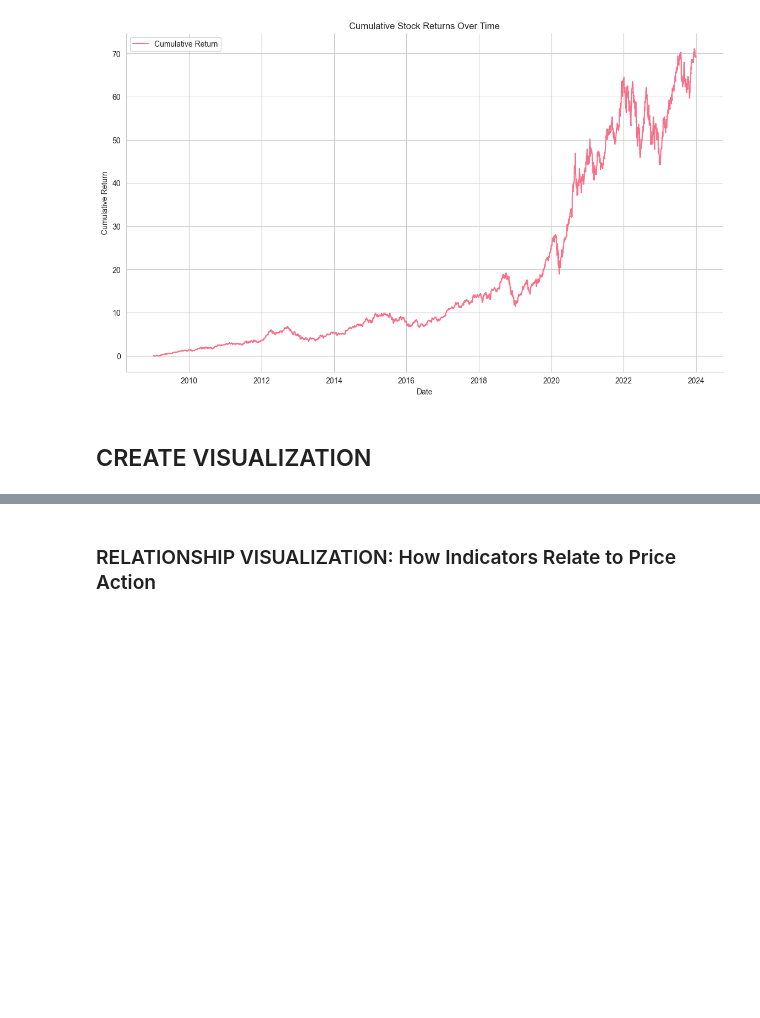
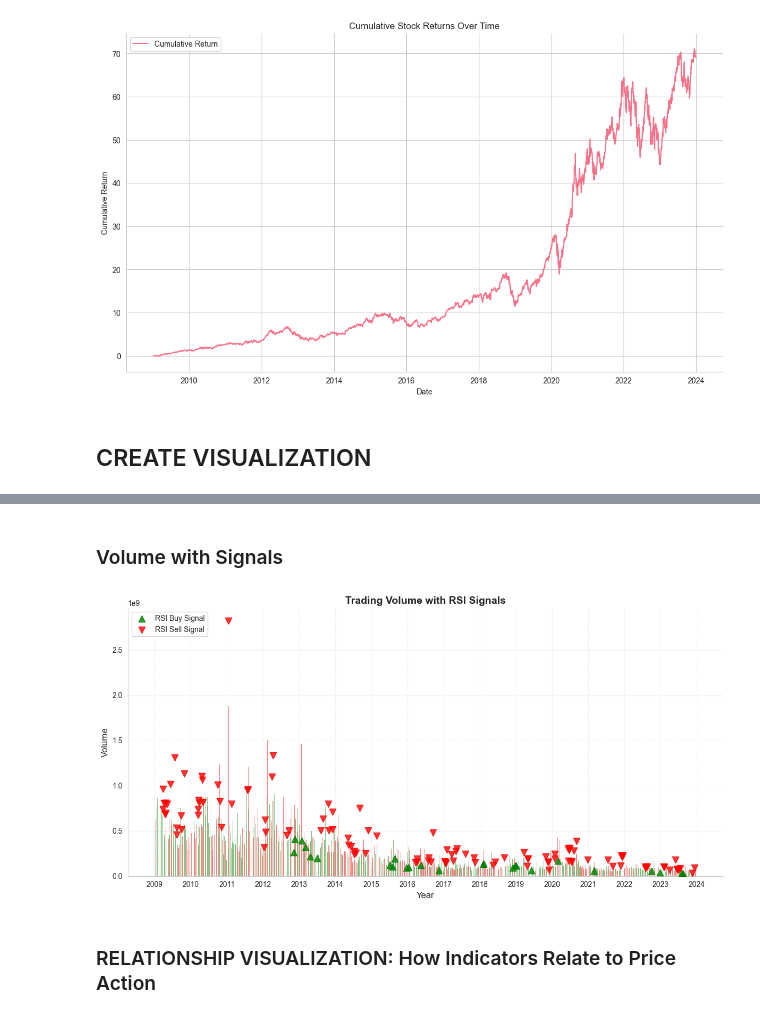
Before and after one commit to semegn19/news-sentiment-analysis, a Jupyter notebook: notebooks/apple_eda.ipynb, the cells around one changed output, grey strips where cells are left out. Cells and saved outputs as stored; diff of their text form; code cells hidden in the pictures; blank space fills up the shorter version.

```diff
--- a/notebooks/apple_eda.ipynb
+++ b/notebooks/apple_eda.ipynb
@@ -687,3 +268,40 @@ plt.show()
+# %% [markdown]
+### Volume with Signals
+# %%
+# Plot 4: Volume with Buy/Sell Signals
+fig4, ax4 = plt.subplots(figsize=(12, 6))
+
+# Color volume bars: green for up days, red for down days
+colors = ['green' if df['Close'].iloc[i] >= df['Close'].iloc[i-1] else 'red'
+          for i in range(len(df))]
+colors[0] = 'gray'
+
+ax4.bar(df['Date'], df['Volume'], color=colors, alpha=0.5, width=0.8, edgecolor='none')
+
+# RSI signals
+rsi_buy_signal = (df['RSI'] > 30) & (df['RSI'].shift(1) <= 30)
+rsi_sell_signal = (df['RSI'] < 70) & (df['RSI'].shift(1) >= 70)
+
+ax4.scatter(df['Date'][rsi_buy_signal], df['Volume'][rsi_buy_signal] * 0.5,
+            color='green', marker='^', s=80, zorder=5, label='RSI Buy Signal', alpha=0.8)
+ax4.scatter(df['Date'][rsi_sell_signal], df['Volume'][rsi_sell_signal] * 1.5,
+            color='red', marker='v', s=80, zorder=5, label='RSI Sell Signal', alpha=0.8)
+
+ax4.set_ylabel('Volume', fontsize=12)
+ax4.set_xlabel('Year', fontsize=12)
+ax4.set_title('Trading Volume with RSI Signals', fontsize=14, fontweight='bold')
+ax4.legend(loc='upper left')
+ax4.grid(True, alpha=0.3, linestyle='--')
+
+# X-axis: Year only
+ax4.xaxis.set_major_formatter(mdates.DateFormatter('%Y'))
+ax4.xaxis.set_major_locator(mdates.YearLocator())
+ax4.tick_params(axis='x', rotation=0)
+
+plt.tight_layout()
+plt.show()
+# %% [output]
+[figure, added]
 # %% [markdown]
 ### RELATIONSHIP VISUALIZATION: How Indicators Relate to Price Action
 # %%
```
Also changed, not shown: parts of 49 cells of this notebook, 1 other file.
